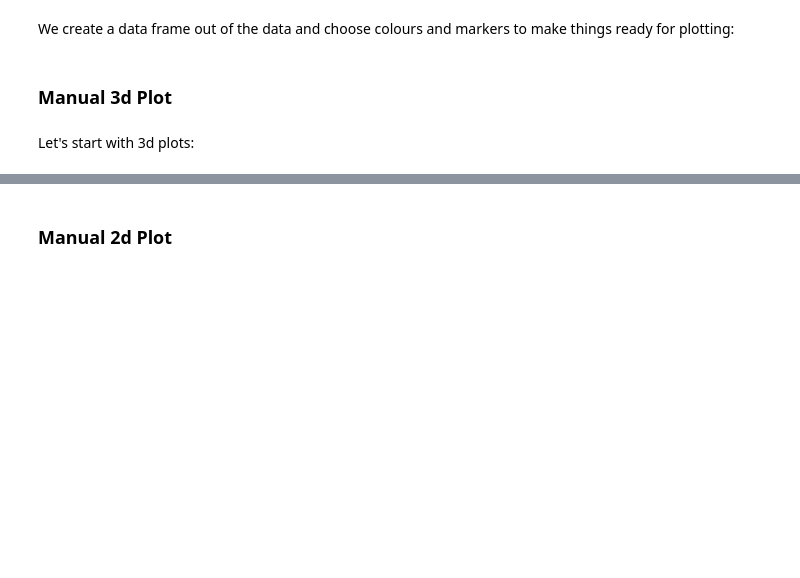
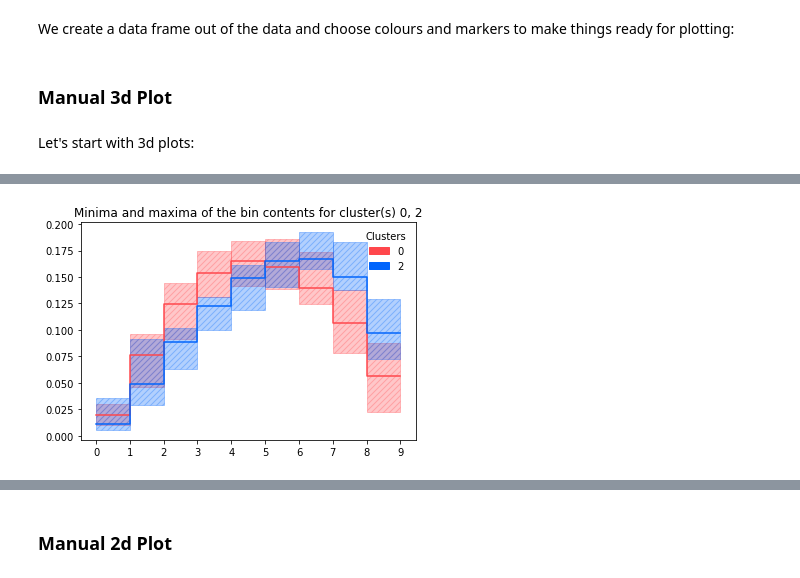
Before and after one commit to clusterking/clusterking, a Jupyter notebook: examples/jupyter_notebooks/003_tutorials_plot_clusters.ipynb, the cells around one changed output, grey strips where cells are left out. Saved outputs shown, nothing was run; the diff lists cells and outputs as text; code cells hidden in the pictures; blank space fills up the shorter version.

```diff
--- a/examples/jupyter_notebooks/003_tutorials_plot_clusters.ipynb
+++ b/examples/jupyter_notebooks/003_tutorials_plot_clusters.ipynb
@@ -40,0 +68,4 @@ Let's start with 3d plots:
+# %%
+bp.plot_minmax(clusters=[0, 2])
+# %% [output]
+[figure, added]
```
Also changed, not shown: parts of 9 cells of this notebook, 5 other files.
